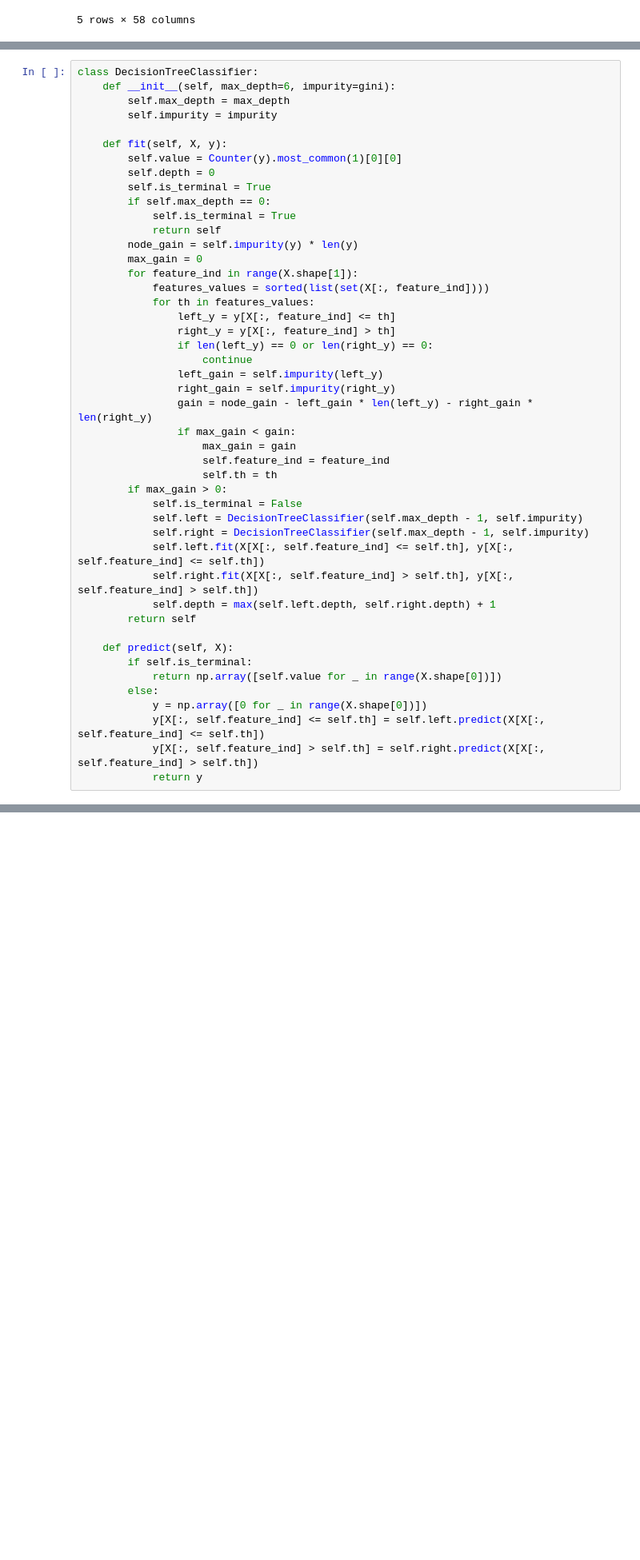
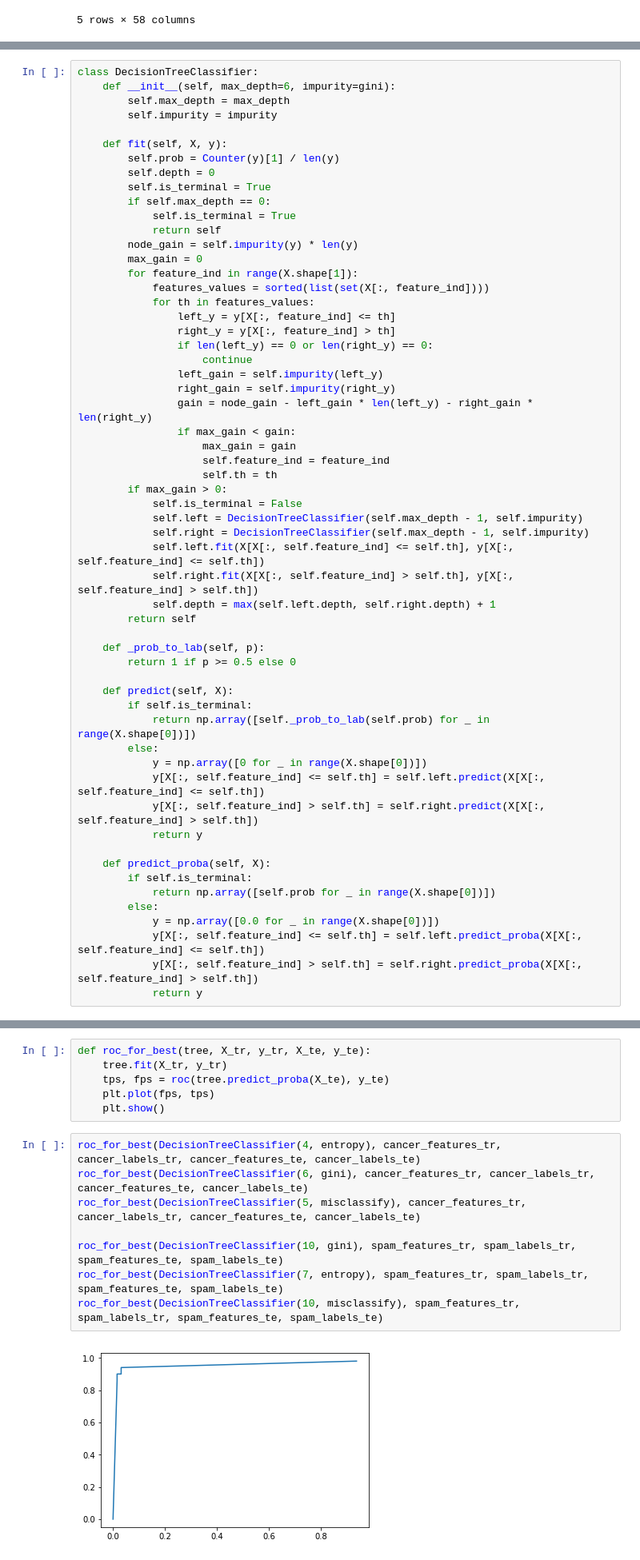
Before and after one commit to akhvorov/ml-1-ifmo-course, a Jupyter notebook: 3/Tree.ipynb, the cells around one changed output, grey strips where cells are left out. Shown at 80% size. Saved outputs shown, nothing was run; the diff lists cells and outputs as text; blank space fills up the shorter version.

```diff
--- a/3/Tree.ipynb
+++ b/3/Tree.ipynb
@@ -131,7 +131,7 @@ class DecisionTreeClassifier:
         self.impurity = impurity
 
     def fit(self, X, y):
-        self.value = Counter(y).most_common(1)[0][0]
+        self.prob = Counter(y)[1] / len(y)
         self.depth = 0
         self.is_terminal = True
         if self.max_depth == 0:
@@ -162,14 +162,26 @@ class DecisionTreeClassifier:
             self.depth = max(self.left.depth, self.right.depth) + 1
         return self
 
+    def _prob_to_lab(self, p):
+        return 1 if p >= 0.5 else 0
+
     def predict(self, X):
         if self.is_terminal:
-            return np.array([self.value for _ in range(X.shape[0])])
+            return np.array([self._prob_to_lab(self.prob) for _ in range(X.shape[0])])
         else:
             y = np.array([0 for _ in range(X.shape[0])])
             y[X[:, self.feature_ind] <= self.th] = self.left.predict(X[X[:, self.feature_ind] <= self.th])
             y[X[:, self.feature_ind] > self.th] = self.right.predict(X[X[:, self.feature_ind] > self.th])
             return y
+
+    def predict_proba(self, X):
+        if self.is_terminal:
+            return np.array([self.prob for _ in range(X.shape[0])])
+        else:
+            y = np.array([0.0 for _ in range(X.shape[0])])
+            y[X[:, self.feature_ind] <= self.th] = self.left.predict_proba(X[X[:, self.feature_ind] <= self.th])
+            y[X[:, self.feature_ind] > self.th] = self.right.predict_proba(X[X[:, self.feature_ind] > self.th])
+            return y
 # %%
 def find_best_depth(X_tr, y_tr, X_te, y_te, impurity):
     for i in range(1, 11):
@@ -229,3 +241,19 @@ Misclassification error
 #Max depth: 8, Real depth: 8, accuracy = 0.9207383279044516
 #Max depth: 9, Real depth: 9, accuracy = 0.9229098805646037
 #Max depth: 10, Real depth: 10, accuracy = 0.9250814332247557
+# %%
+def roc_for_best(tree, X_tr, y_tr, X_te, y_te):
+    tree.fit(X_tr, y_tr)
+    tps, fps = roc(tree.predict_proba(X_te), y_te)
+    plt.plot(fps, tps)
+    plt.show()
+# %%
+roc_for_best(DecisionTreeClassifier(4, entropy), cancer_features_tr, cancer_labels_tr, cancer_features_te, cancer_labels_te)
+roc_for_best(DecisionTreeClassifier(6, gini), cancer_features_tr, cancer_labels_tr, cancer_features_te, cancer_labels_te)
+roc_for_best(DecisionTreeClassifier(5, misclassify), cancer_features_tr, cancer_labels_tr, cancer_features_te, cancer_labels_te)
+
+roc_for_best(DecisionTreeClassifier(10, gini), spam_features_tr, spam_labels_tr, spam_features_te, spam_labels_te)
+roc_for_best(DecisionTreeClassifier(7, entropy), spam_features_tr, spam_labels_tr, spam_features_te, spam_labels_te)
+roc_for_best(DecisionTreeClassifier(10, misclassify), spam_features_tr, spam_labels_tr, spam_features_te, spam_labels_te)
+# %% [output]
+[figure, added]
```
Also changed, not shown: parts of 2 cells of this notebook.
